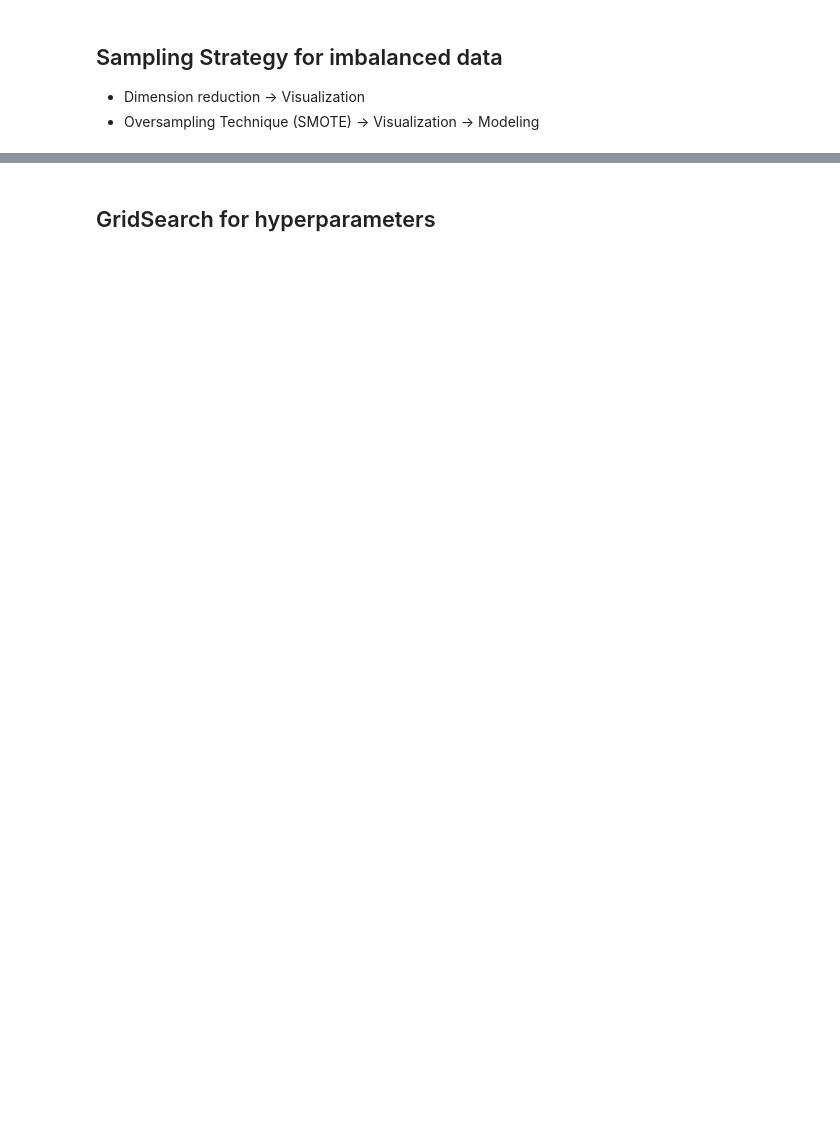
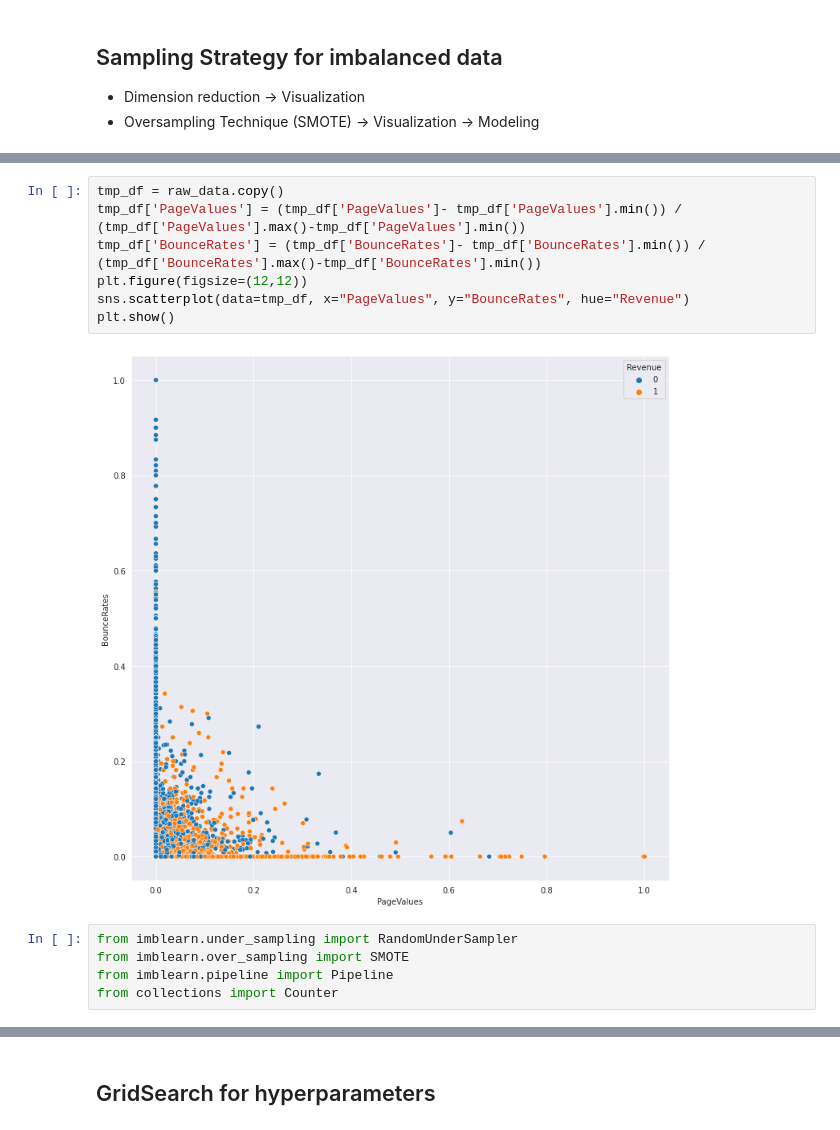
Before and after one commit to KyungbinChoi/DS_postings, a Jupyter notebook: [ML]online_shopping_session.ipynb, the cells around one changed output, grey strips where cells are left out. Saved outputs shown, nothing was run; the diff lists cells and outputs as text; blank space fills up the shorter version.

Commit message:
applying SMOTE

```diff
--- a/[ML]online_shopping_session.ipynb
+++ b/[ML]online_shopping_session.ipynb
@@ -308,0 +394,14 @@ for i in range(len(models)):
+# %%
+tmp_df = raw_data.copy()
+tmp_df['PageValues'] = (tmp_df['PageValues']- tmp_df['PageValues'].min()) /  (tmp_df['PageValues'].max()-tmp_df['PageValues'].min())
+tmp_df['BounceRates'] = (tmp_df['BounceRates']- tmp_df['BounceRates'].min()) /  (tmp_df['BounceRates'].max()-tmp_df['BounceRates'].min())
+plt.figure(figsize=(12,12))
+sns.scatterplot(data=tmp_df, x="PageValues", y="BounceRates", hue="Revenue")
+plt.show()
+# %% [output]
+[figure, added]
+# %%
+from imblearn.under_sampling import RandomUnderSampler
+from imblearn.over_sampling import SMOTE
+from imblearn.pipeline import Pipeline
+from collections import Counter
```
Also changed, not shown: parts of 21 cells of this notebook.
